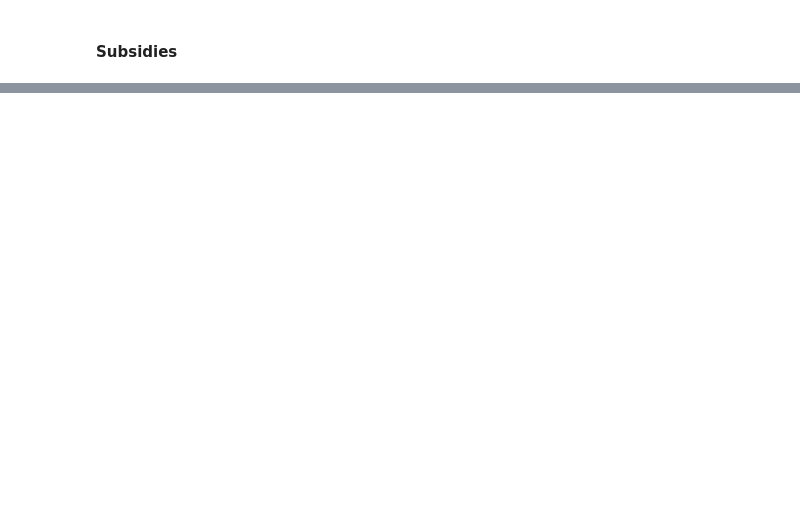
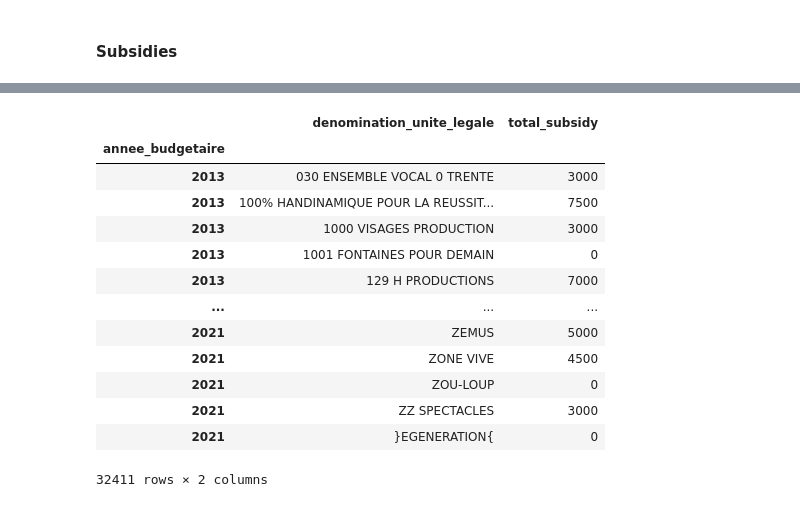
Before and after one commit to eric-martinet/ParisSubsidies, a Jupyter notebook: 04_EDA/ParisSubsidies_04_EDA.ipynb, the cells around one changed output, grey strips where cells are left out. Saved outputs shown, nothing was run; the diff lists cells and outputs as text; code cells hidden in the pictures; blank space fills up the shorter version.

```diff
--- a/04_EDA/ParisSubsidies_04_EDA.ipynb
+++ b/04_EDA/ParisSubsidies_04_EDA.ipynb
@@ -181,0 +418,19 @@ joined.reset_index(drop=True).to_feather('../00_DataFiles/03_Joined/ParisSubsidi
+# %%
+# Most funded association by year
+df_temp = data.groupby(['annee_budgetaire','denomination_unite_legale']).agg(total_subsidy = ('montant_vote', 'sum'))
+df_temp.reset_index(level=1)
+# %% [output]
+|  | denomination_unite_legale | total_subsidy |
+| annee_budgetaire |  |  |
+| 2013 | 030 ENSEMBLE VOCAL 0 TRENTE | 3000 |
+| 2013 | 100% HANDINAMIQUE POUR LA REUSSIT... | 7500 |
+| 2013 | 1000 VISAGES PRODUCTION | 3000 |
+| 2013 | 1001 FONTAINES POUR DEMAIN | 0 |
+| 2013 | 129 H PRODUCTIONS | 7000 |
+| ... | ... | ... |
+| 2021 | ZEMUS | 5000 |
+| 2021 | ZONE VIVE | 4500 |
+| 2021 | ZOU-LOUP | 0 |
+| 2021 | ZZ SPECTACLES | 3000 |
+| 2021 | }EGENERATION{ | 0 |
+32411 rows × 2 columns
```
Also changed, not shown: parts of 67 cells of this notebook, 4 other files.
